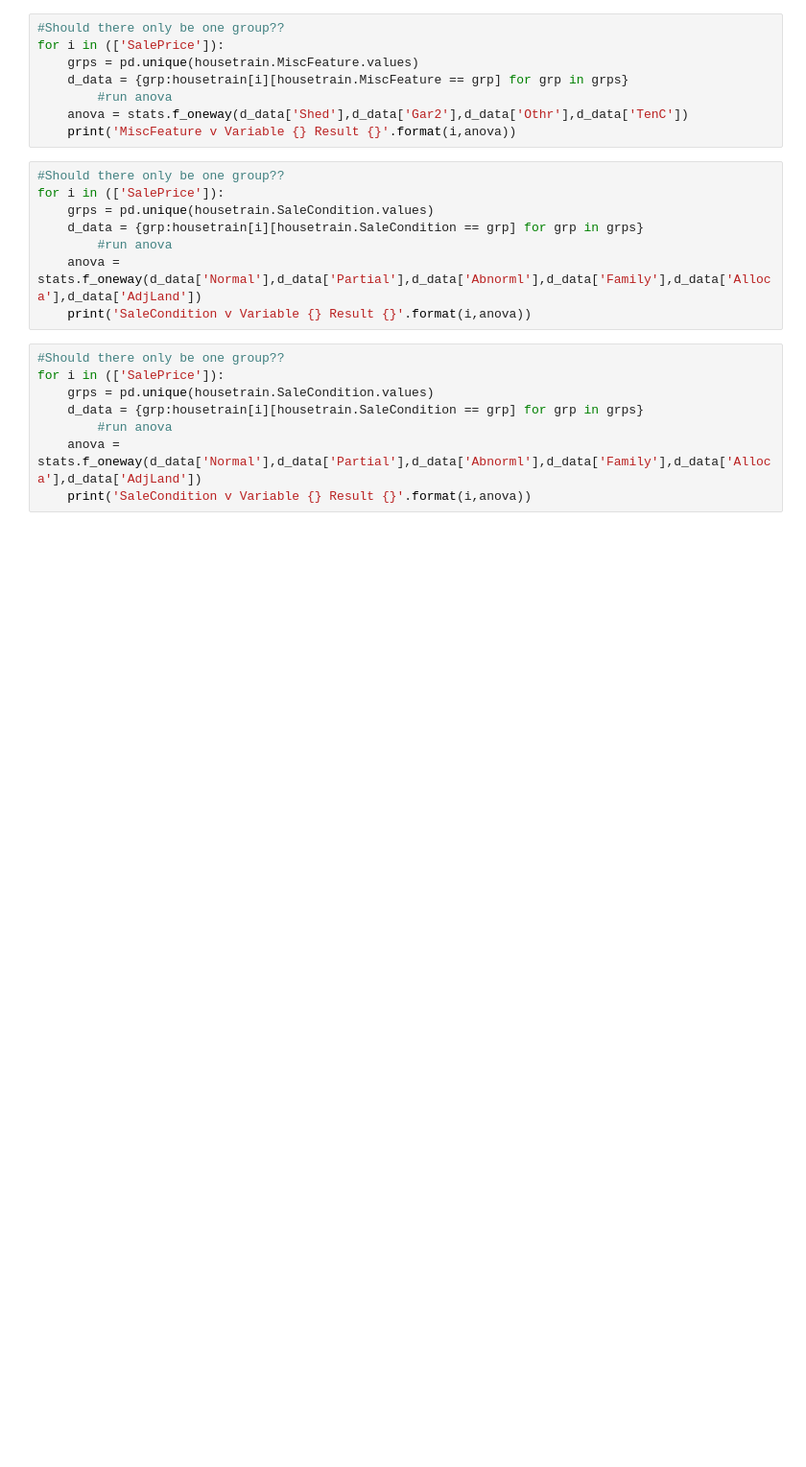
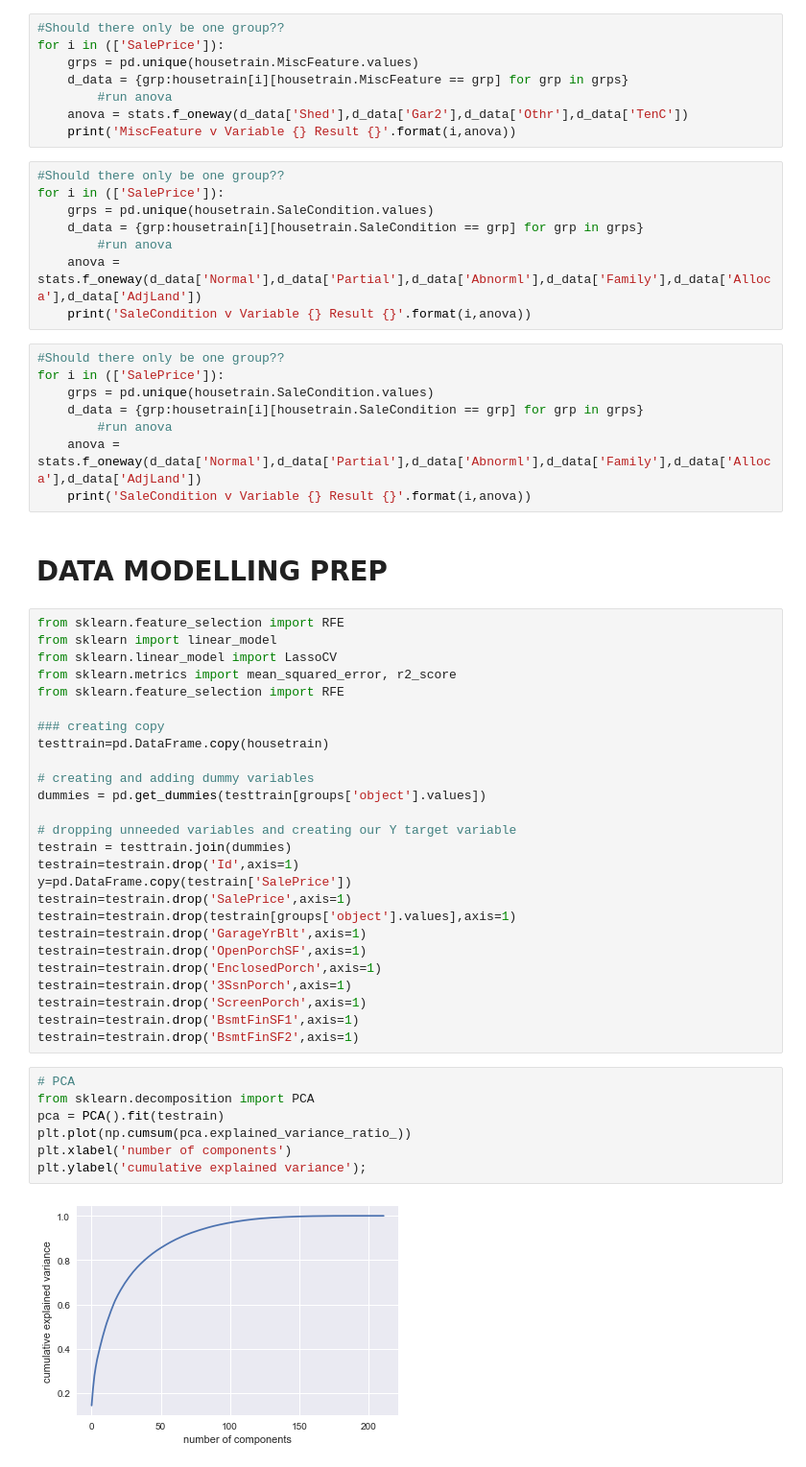
Before and after one commit to ConorFeeney/IS540-Project-2, a Jupyter notebook: basic data prep for modelling .ipynb, the cells around one changed output. Shown at 96% size. Cells and saved outputs as stored; diff of their text form; blank space fills up the shorter version.

Commit message:
Updated prep code

```diff
--- a/basic data prep for modelling .ipynb
+++ b/basic data prep for modelling .ipynb
@@ -875,3 +875,40 @@ for i in (['SalePrice']):
         #run anova
     anova = stats.f_oneway(d_data['Normal'],d_data['Partial'],d_data['Abnorml'],d_data['Family'],d_data['Alloca'],d_data['AdjLand'])
     print('SaleCondition v Variable {} Result {}'.format(i,anova))
+# %% [markdown]
+# DATA MODELLING PREP
+# %%
+from sklearn.feature_selection import RFE
+from sklearn import linear_model
+from sklearn.linear_model import LassoCV
+from sklearn.metrics import mean_squared_error, r2_score
+from sklearn.feature_selection import RFE
+
+### creating copy
+testtrain=pd.DataFrame.copy(housetrain)
+
+# creating and adding dummy variables
+dummies = pd.get_dummies(testtrain[groups['object'].values])
+
+# dropping unneeded variables and creating our Y target variable
+testrain = testtrain.join(dummies)
+testrain=testrain.drop('Id',axis=1)
+y=pd.DataFrame.copy(testrain['SalePrice'])
+testrain=testrain.drop('SalePrice',axis=1)
+testrain=testrain.drop(testrain[groups['object'].values],axis=1)
+testrain=testrain.drop('GarageYrBlt',axis=1)
+testrain=testrain.drop('OpenPorchSF',axis=1)
+testrain=testrain.drop('EnclosedPorch',axis=1)
+testrain=testrain.drop('3SsnPorch',axis=1)
+testrain=testrain.drop('ScreenPorch',axis=1)
+testrain=testrain.drop('BsmtFinSF1',axis=1)
+testrain=testrain.drop('BsmtFinSF2',axis=1)
+# %%
+# PCA
+from sklearn.decomposition import PCA
+pca = PCA().fit(testrain)
+plt.plot(np.cumsum(pca.explained_variance_ratio_))
+plt.xlabel('number of components')
+plt.ylabel('cumulative explained variance');
+# %% [output]
+[figure, added]
```
Also changed, not shown: parts of 3 cells of this notebook.
